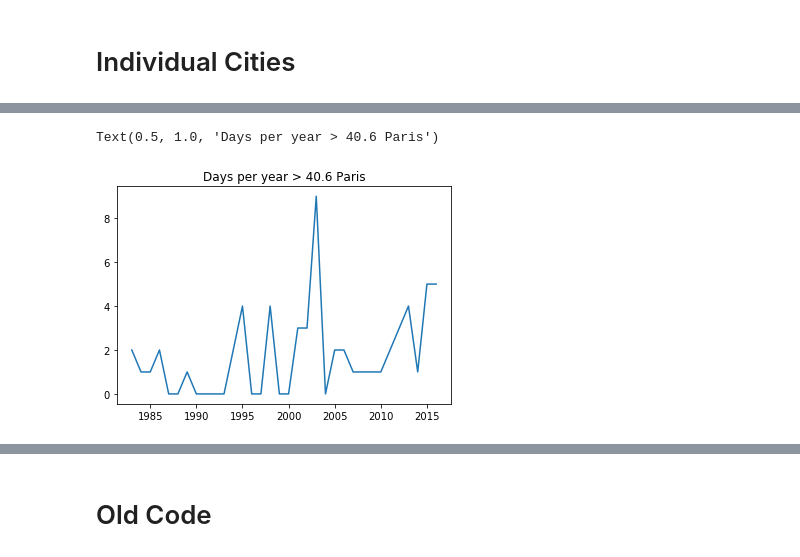
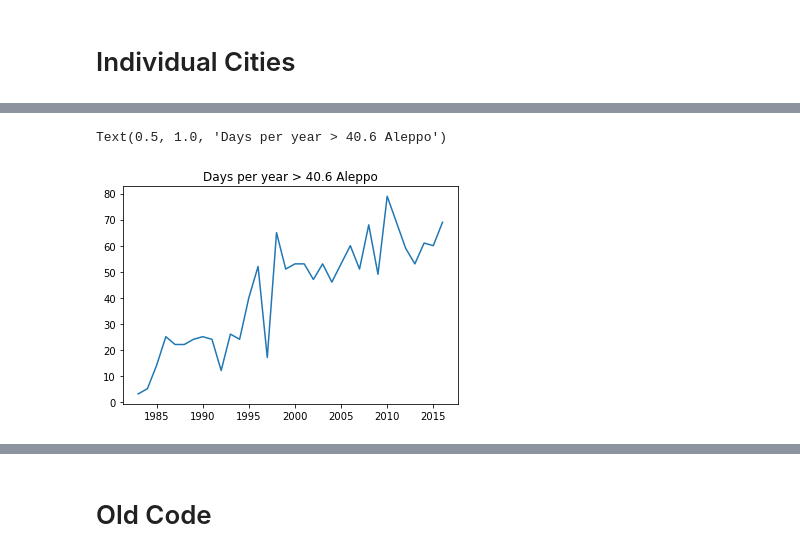
Before and after one commit to ecohydro/GlobalUrbanHeat, a Jupyter notebook: Notebooks/cpt_Fig4_city-level_trends.ipynb, the cells around one changed output, grey strips where cells are left out. Cells and saved outputs as stored; diff of their text form; code cells hidden in the pictures.

Commit message:
aleppo was hot

```diff
--- a/Notebooks/cpt_Fig4_city-level_trends.ipynb
+++ b/Notebooks/cpt_Fig4_city-level_trends.ipynb
@@ -139,18 +129,17 @@ HI_STATS
 # %%
 #### Time plots
 # Cities : 12080 Hongcong, 9691 Kolkata, 8050 Bangalore, 2125 Accra, 2484 Legos, 2046 Paris
-year = 2003
-city_id = 2046
-name = 'Paris'
+year = 2010
+city_id = [4417, 'Aleppo']
 col = 'total_days'
-city = HI_STATS[HI_STATS['ID_HDC_G0'] == city_id]
+city = HI_STATS[HI_STATS['ID_HDC_G0'] == city_id[0]]
 years = list(np.unique(city.sort_values('year')['year']))
 total_days = list(city.sort_values('year')[col].values)
 plt.plot(years, total_days, alpha = 1)
-plt.title('Days per year > 40.6 '+ name)
+plt.title('Days per year > 40.6 '+ city_id[1])
 # %% [output]
-Text(0.5, 1.0, 'Days per year > 40.6 Paris')
+Text(0.5, 1.0, 'Days per year > 40.6 Aleppo')
-[figure, old version]
+[figure, new version]
 # %%
 #### Check Events
 ALL_DATA[(ALL_DATA['ID_HDC_G0'] == city_id) & (ALL_DATA['year'] == year)]
```
Also changed, not shown: parts of 7 cells of this notebook, 1 other file.
